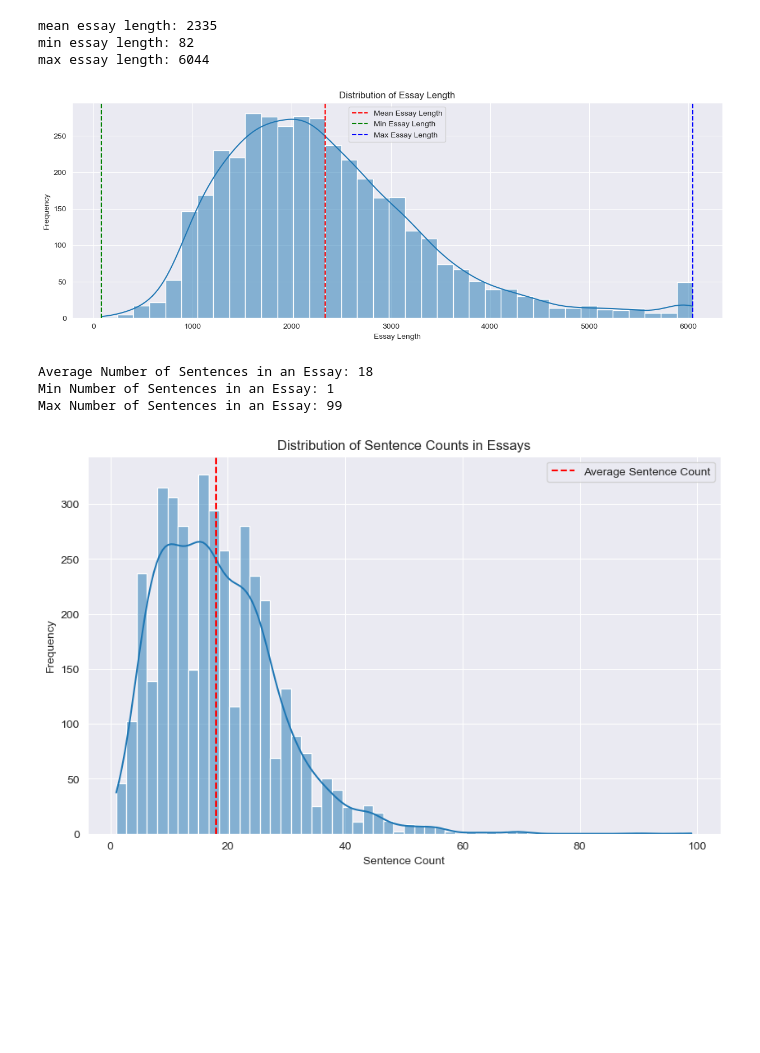
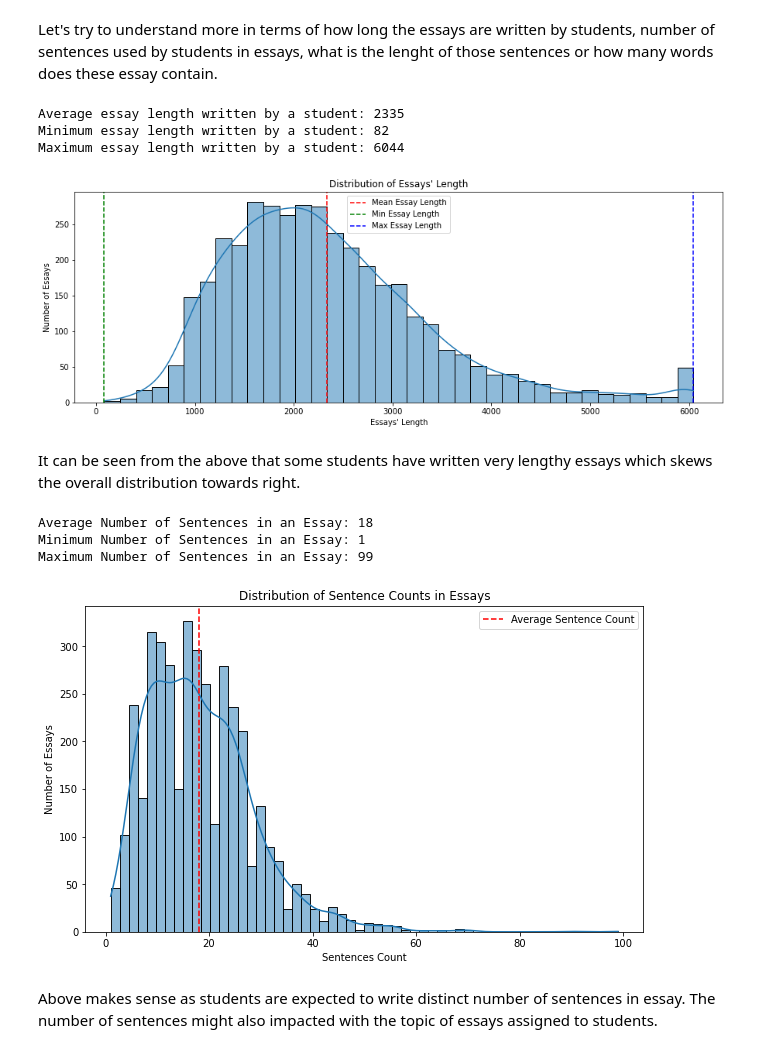
Before and after one commit to kmnis/automatic-essay-grading, a Jupyter notebook: data_prep/Data-Visualization.ipynb, the cells around one changed output. Cells and saved outputs as stored; diff of their text form; code cells hidden in the pictures; blank space fills up the shorter version.

```diff
--- a/data_prep/Data-Visualization.ipynb
+++ b/data_prep/Data-Visualization.ipynb
@@ -12,5 +16,5 @@ warnings.filterwarnings("ignore")
 # %%
-df_train = pd.read_csv('../data/preprocessed-essay.csv')
+df_train = pd.read_csv('processed_essays.csv')
 # %%
 def string_to_list(string):
     return string.split()
@@ -36,7 +42,6 @@ words = ' '.join(text.tolist())
 # Create a wordcloud object
 wordcloud = WordCloud(width=800, height=800, background_color='white', min_font_size=10).generate(words)
 
-sns.set_style('darkgrid')
 
 # Plot the wordcloud
 plt.figure(figsize=(8,8), facecolor=None)
@@ -61,7 +66,6 @@ word_list = sorted(word_list, key=lambda x: x[1], reverse=False)
 
 # Set the figure size
 plt.figure(figsize=(14, 8))
-sns.set_style('darkgrid')
 
 # Create a bar chart of the word frequencies
 plt.barh([word[0] for word in word_list], [word[1] for word in word_list])
@@ -78,20 +84,22 @@ plt.show()
+# %% [markdown]
+Let's try to understand more in terms of how long the essays are written by students,  number of sentences used by students in essays, what is the lenght of those sentences or how many words does these essay contain.
 # %%
 # Compute the length of each essay
 essay_lengths = df_train['full_text'].apply(len)
 
 # Compute the statistics
 mean_length = essay_lengths.mean()
-print('mean essay length:', round(mean_length))
+print('Average essay length written by a student:', round(mean_length))
 
 min_length = essay_lengths.min()
-print('min essay length:', round(min_length))
+print('Minimum essay length written by a student:', round(min_length))
 
 max_length = essay_lengths.max()
-print('max essay length:', round(max_length))
+print('Maximum essay length written by a student:', round(max_length))
 
 # Set the figure size and style
 plt.figure(figsize=(15, 5))
-sns.set_style('darkgrid')
+
 
 # Plot the distribution of essay lengths
 sns.histplot(data=essay_lengths, kde=True)
@@ -106,9 +114,9 @@ plt.axvline(x=min_length, color='green', linestyle='--', label='Min Essay Length
 plt.axvline(x=max_length, color='blue', linestyle='--', label='Max Essay Length')
 
 # Set the title and labels
-plt.title("Distribution of Essay Length")
-plt.xlabel("Essay Length")
-plt.ylabel("Frequency")
+plt.title("Distribution of Essays' Length")
+plt.xlabel("Essays' Length")
+plt.ylabel("Number of Essays")
 
 # Add a legend
 plt.legend()
@@ -116,40 +124,43 @@ plt.legend()
 # Show the plot
 plt.show()
 # %% [output]
-mean essay length: 2335
-min essay length: 82
-max essay length: 6044
+Average essay length written by a student: 2335
+Minimum essay length written by a student: 82
+Maximum essay length written by a student: 6044
-[figure, old version]
+[figure, new version]
+# %% [markdown]
+It can be seen from the above that some students have written very lengthy essays which skews the overall distribution towards right.
 # %%
 avg_sent = round(df_train['sent_count'].mean())
 print('Average Number of Sentences in an Essay: {}'.format(avg_sent))
 
 min_sent = round(df_train['sent_count'].min())
-print('Min Number of Sentences in an Essay: {}'.format(min_sent))
+print('Minimum Number of Sentences in an Essay: {}'.format(min_sent))
 
 max_sent = round(df_train['sent_count'].max())
-print('Max Number of Sentences in an Essay: {}'.format(max_sent))
+print('Maximum Number of Sentences in an Essay: {}'.format(max_sent))
 
 # Set the figure size and style
 plt.figure(figsize=(10, 6))
-sns.set_style('darkgrid')
 
 # Plot the distribution of sentence counts
 title = 'Distribution of Sentence Counts in Essays'
 sns.histplot(df_train['sent_count'], kde=True)
 plt.axvline(x=avg_sent, color='red', linestyle='--', label='Average Sentence Count')
 plt.legend()
 plt.title(title)
-plt.xlabel('Sentence Count')
-plt.ylabel('Frequency')
+plt.xlabel('Sentences Count')
+plt.ylabel('Number of Essays')
 
 # Show the plot
 plt.show()
 # %% [output]
 Average Number of Sentences in an Essay: 18
-Min Number of Sentences in an Essay: 1
-Max Number of Sentences in an Essay: 99
+Minimum Number of Sentences in an Essay: 1
+Maximum Number of Sentences in an Essay: 99
-[figure, old version]
+[figure, new version]
+# %% [markdown]
+Above makes sense as students are expected to write distinct number of sentences in essay. The number of sentences might also impacted with the topic of essays assigned to students.
 # %%
 avg_sent_len = round(np.mean(df_train['sent_len']))
 print('Average Sentence Length: {}'.format(avg_sent_len))
```
Also changed, not shown: parts of 11 cells of this notebook.
